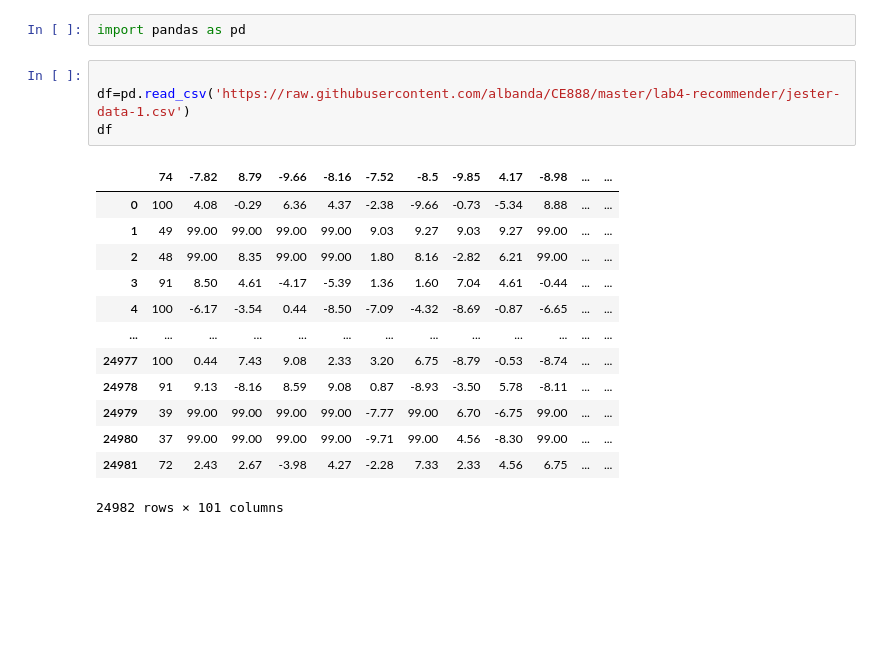
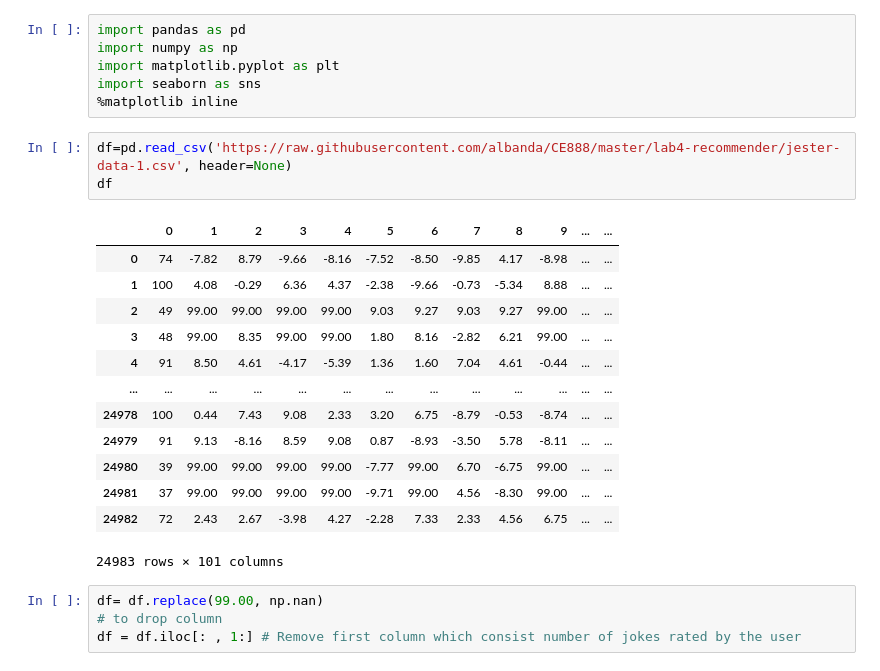
Before and after one commit to AliRizvi14/CE888, a Jupyter notebook: lab6/recommended_system.ipynb, the cells around one changed output. Drawn from its saved outputs; the diff is of its cells as text; blank space fills up the shorter version.

```diff
--- a/lab6/recommended_system.ipynb
+++ b/lab6/recommended_system.ipynb
@@ -1,23 +1,30 @@
 # %% [markdown]
 <a href="https://colab.research.google.com/github/AliRizvi14/CE888/blob/master/lab6/recommended_system.ipynb" target="_parent"><img src="https://colab.research.google.com/assets/colab-badge.svg" alt="Open In Colab"/></a>
-# %%
-import pandas as pd
+# %%
+import pandas as pd
+import numpy as np
+import matplotlib.pyplot as plt
+import seaborn as sns
+%matplotlib inline
 # %%
-
-df=pd.read_csv('https://raw.githubusercontent.com/albanda/CE888/master/lab4-recommender/jester-data-1.csv')
+df=pd.read_csv('https://raw.githubusercontent.com/albanda/CE888/master/lab4-recommender/jester-data-1.csv', header=None)
 df
 # %% [output]
-|  | 74 | -7.82 | 8.79 | -9.66 | -8.16 | -7.52 | -8.5 | -9.85 | 4.17 | -8.98 | ... | ... |
-| 0 | 100 | 4.08 | -0.29 | 6.36 | 4.37 | -2.38 | -9.66 | -0.73 | -5.34 | 8.88 | ... | ... |
-| 1 | 49 | 99.00 | 99.00 | 99.00 | 99.00 | 9.03 | 9.27 | 9.03 | 9.27 | 99.00 | ... | ... |
-| 2 | 48 | 99.00 | 8.35 | 99.00 | 99.00 | 1.80 | 8.16 | -2.82 | 6.21 | 99.00 | ... | ... |
-| 3 | 91 | 8.50 | 4.61 | -4.17 | -5.39 | 1.36 | 1.60 | 7.04 | 4.61 | -0.44 | ... | ... |
-| 4 | 100 | -6.17 | -3.54 | 0.44 | -8.50 | -7.09 | -4.32 | -8.69 | -0.87 | -6.65 | ... | ... |
+|  | 0 | 1 | 2 | 3 | 4 | 5 | 6 | 7 | 8 | 9 | ... | ... |
+| 0 | 74 | -7.82 | 8.79 | -9.66 | -8.16 | -7.52 | -8.50 | -9.85 | 4.17 | -8.98 | ... | ... |
+| 1 | 100 | 4.08 | -0.29 | 6.36 | 4.37 | -2.38 | -9.66 | -0.73 | -5.34 | 8.88 | ... | ... |
+| 2 | 49 | 99.00 | 99.00 | 99.00 | 99.00 | 9.03 | 9.27 | 9.03 | 9.27 | 99.00 | ... | ... |
+| 3 | 48 | 99.00 | 8.35 | 99.00 | 99.00 | 1.80 | 8.16 | -2.82 | 6.21 | 99.00 | ... | ... |
+| 4 | 91 | 8.50 | 4.61 | -4.17 | -5.39 | 1.36 | 1.60 | 7.04 | 4.61 | -0.44 | ... | ... |
 | ... | ... | ... | ... | ... | ... | ... | ... | ... | ... | ... | ... | ... |
-| 24977 | 100 | 0.44 | 7.43 | 9.08 | 2.33 | 3.20 | 6.75 | -8.79 | -0.53 | -8.74 | ... | ... |
-| 24978 | 91 | 9.13 | -8.16 | 8.59 | 9.08 | 0.87 | -8.93 | -3.50 | 5.78 | -8.11 | ... | ... |
-| 24979 | 39 | 99.00 | 99.00 | 99.00 | 99.00 | -7.77 | 99.00 | 6.70 | -6.75 | 99.00 | ... | ... |
-| 24980 | 37 | 99.00 | 99.00 | 99.00 | 99.00 | -9.71 | 99.00 | 4.56 | -8.30 | 99.00 | ... | ... |
-| 24981 | 72 | 2.43 | 2.67 | -3.98 | 4.27 | -2.28 | 7.33 | 2.33 | 4.56 | 6.75 | ... | ... |
+| 24978 | 100 | 0.44 | 7.43 | 9.08 | 2.33 | 3.20 | 6.75 | -8.79 | -0.53 | -8.74 | ... | ... |
+| 24979 | 91 | 9.13 | -8.16 | 8.59 | 9.08 | 0.87 | -8.93 | -3.50 | 5.78 | -8.11 | ... | ... |
+| 24980 | 39 | 99.00 | 99.00 | 99.00 | 99.00 | -7.77 | 99.00 | 6.70 | -6.75 | 99.00 | ... | ... |
+| 24981 | 37 | 99.00 | 99.00 | 99.00 | 99.00 | -9.71 | 99.00 | 4.56 | -8.30 | 99.00 | ... | ... |
+| 24982 | 72 | 2.43 | 2.67 | -3.98 | 4.27 | -2.28 | 7.33 | 2.33 | 4.56 | 6.75 | ... | ... |
-24982 rows × 101 columns
+24983 rows × 101 columns
+# %%
+df= df.replace(99.00, np.nan)
+# to drop column
+df = df.iloc[: , 1:] # Remove first column which consist number of jokes rated by the user
 # %%
```
Also changed, not shown: parts of 41 cells of this notebook.
